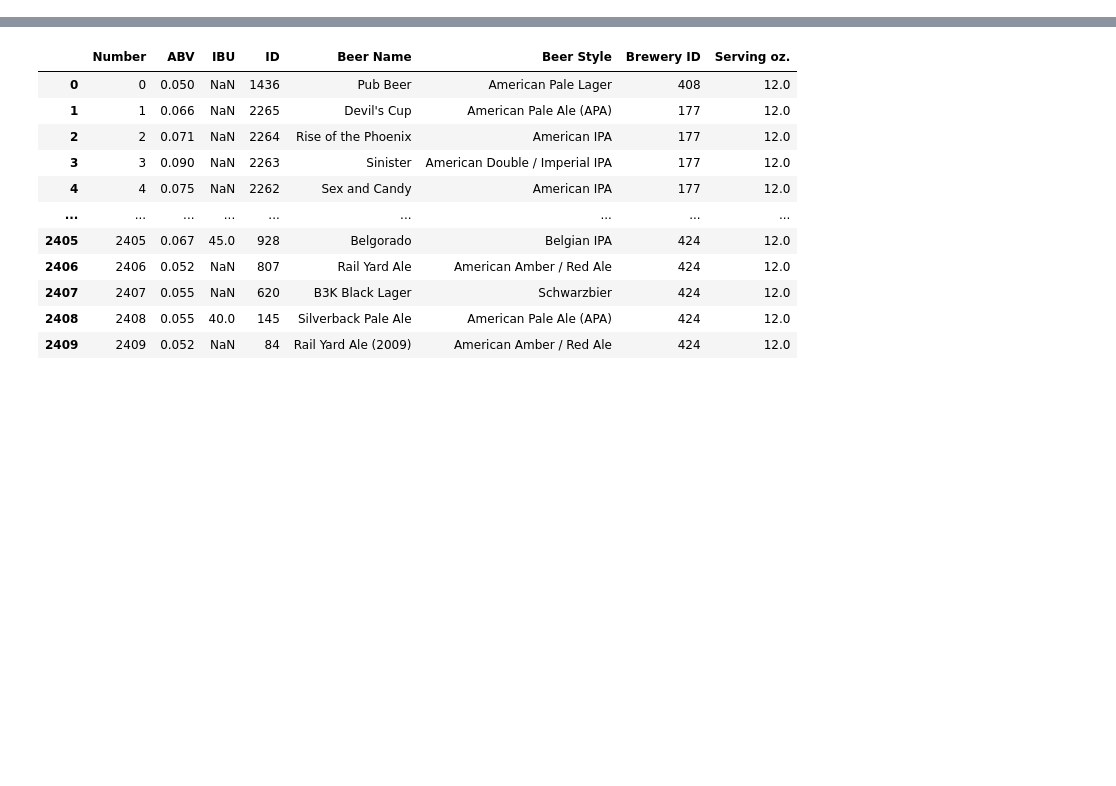
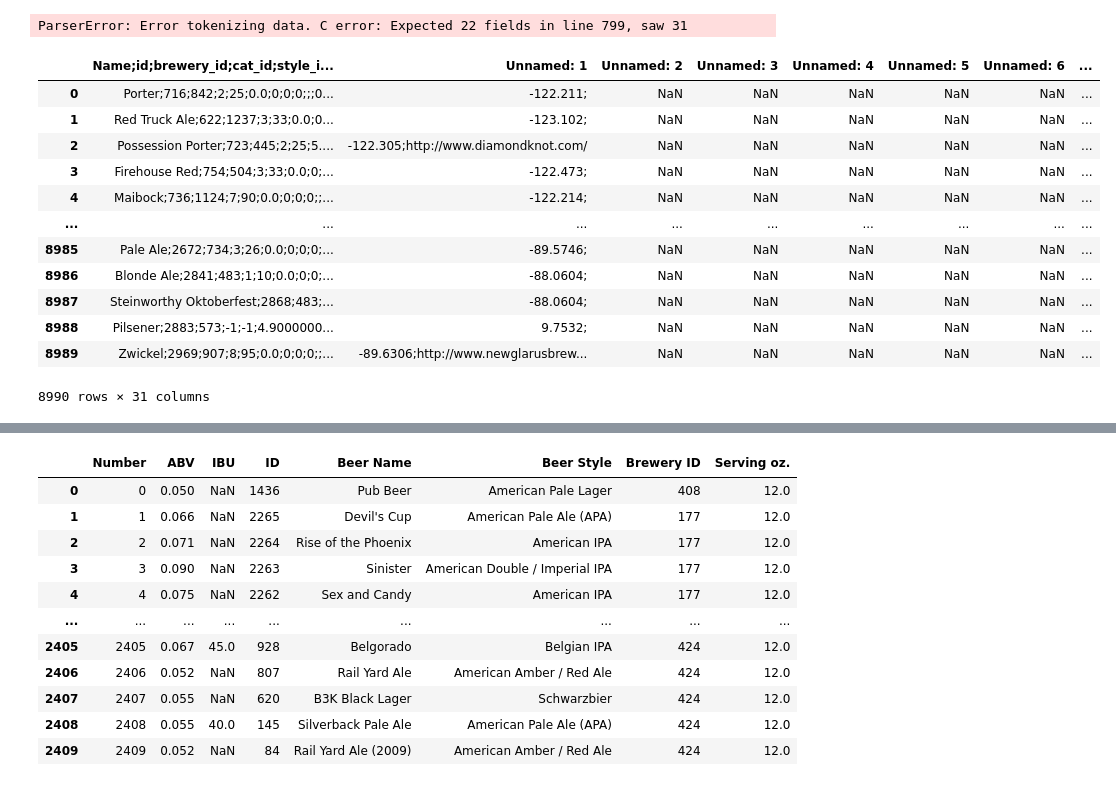
Before and after one commit to a-prospero/strange_brew, a Jupyter notebook: beer_style.ipynb, the cells around one changed output, grey strips where cells are left out. Saved outputs shown, nothing was run; the diff lists cells and outputs as text; code cells hidden in the pictures; blank space fills up the shorter version.

Commit message:
updated data

```diff
--- a/beer_style.ipynb
+++ b/beer_style.ipynb
@@ -1,13 +1,26 @@
-# %%
-import pandas as pd
-
-brewery = pd.read_csv("Data/breweries_kaggle.csv")
-beers = pd.read_csv("Data/beers_kaggle.csv")
-breweries_full = pd.read_csv("Data/craft_beer_dataworld.csv")
-# %%
-breweries_full.columns = ['ID', "Address", 'Industry', 'City', 'Country', 'Hours', 'Keys', 'Latitude', 'Longitude','Menus', 'Brewery Name', 'Zip Code', 'State', 'Twitter', 'Website']
-beers.columns = ['Number', 'ABV', 'IBU', 'ID', 'Beer Name', 'Beer Style', 'Brewery ID', 'Serving oz.']
-brewery.columns = ['Number', 'Brewery Name', 'City', 'State']
+# %%
+import pandas as pd
+
+data = ("Data/style_brewer_data.csv", sep =';')
+pd.read_csv(date, sep =-)
+# %% [output]
+ParserError: Error tokenizing data. C error: Expected 22 fields in line 799, saw 31
+# %%
+brewery
+# %% [output]
+|  | Name;id;brewery_id;cat_id;style_i... | Unnamed: 1 | Unnamed: 2 | Unnamed: 3 | Unnamed: 4 | Unnamed: 5 | Unnamed: 6 | ... |
+| 0 | Porter;716;842;2;25;0.0;0;0;0;;;0... | -122.211; | NaN | NaN | NaN | NaN | NaN | ... |
+| 1 | Red Truck Ale;622;1237;3;33;0.0;0... | -123.102; | NaN | NaN | NaN | NaN | NaN | ... |
+| 2 | Possession Porter;723;445;2;25;5.... | -122.305;http://www.diamondknot.com/ | NaN | NaN | NaN | NaN | NaN | ... |
+| 3 | Firehouse Red;754;504;3;33;0.0;0;... | -122.473; | NaN | NaN | NaN | NaN | NaN | ... |
+| 4 | Maibock;736;1124;7;90;0.0;0;0;0;;... | -122.214; | NaN | NaN | NaN | NaN | NaN | ... |
+| ... | ... | ... | ... | ... | ... | ... | ... | ... |
+| 8985 | Pale Ale;2672;734;3;26;0.0;0;0;0;... | -89.5746; | NaN | NaN | NaN | NaN | NaN | ... |
+| 8986 | Blonde Ale;2841;483;1;10;0.0;0;0;... | -88.0604; | NaN | NaN | NaN | NaN | NaN | ... |
+| 8987 | Steinworthy Oktoberfest;2868;483;... | -88.0604; | NaN | NaN | NaN | NaN | NaN | ... |
+| 8988 | Pilsener;2883;573;-1;-1;4.9000000... | 9.7532; | NaN | NaN | NaN | NaN | NaN | ... |
+| 8989 | Zwickel;2969;907;8;95;0.0;0;0;0;;... | -89.6306;http://www.newglarusbrew... | NaN | NaN | NaN | NaN | NaN | ... |
+8990 rows × 31 columns
 # %%
 breweries_full
 # %% [output]
```
Also changed, not shown: 1 other file.
